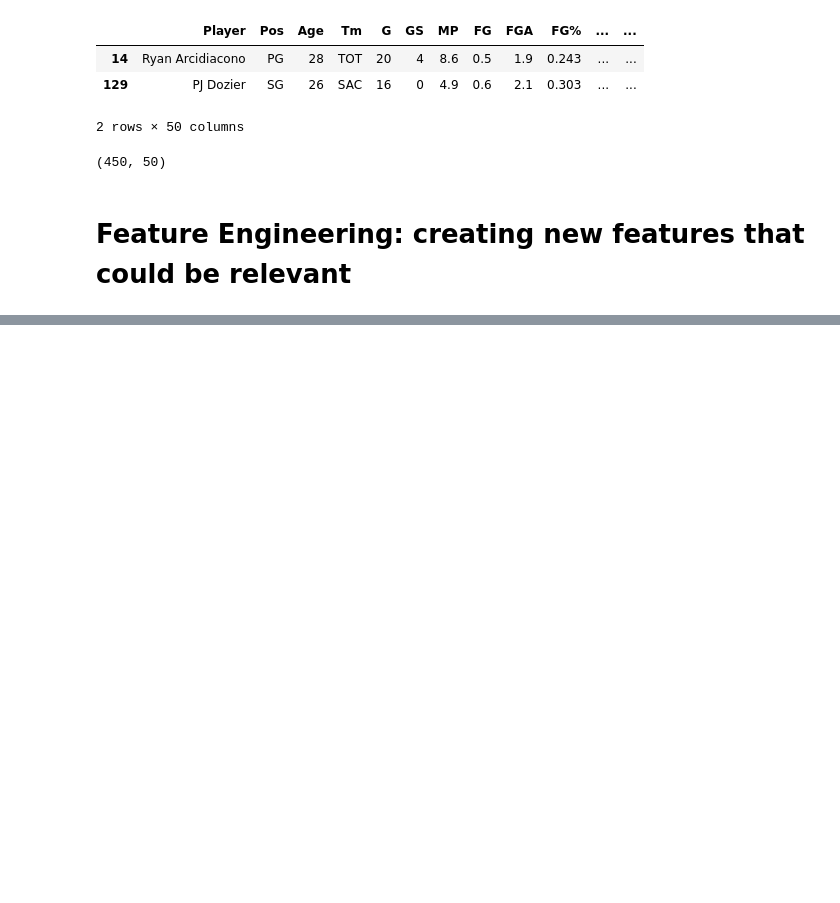
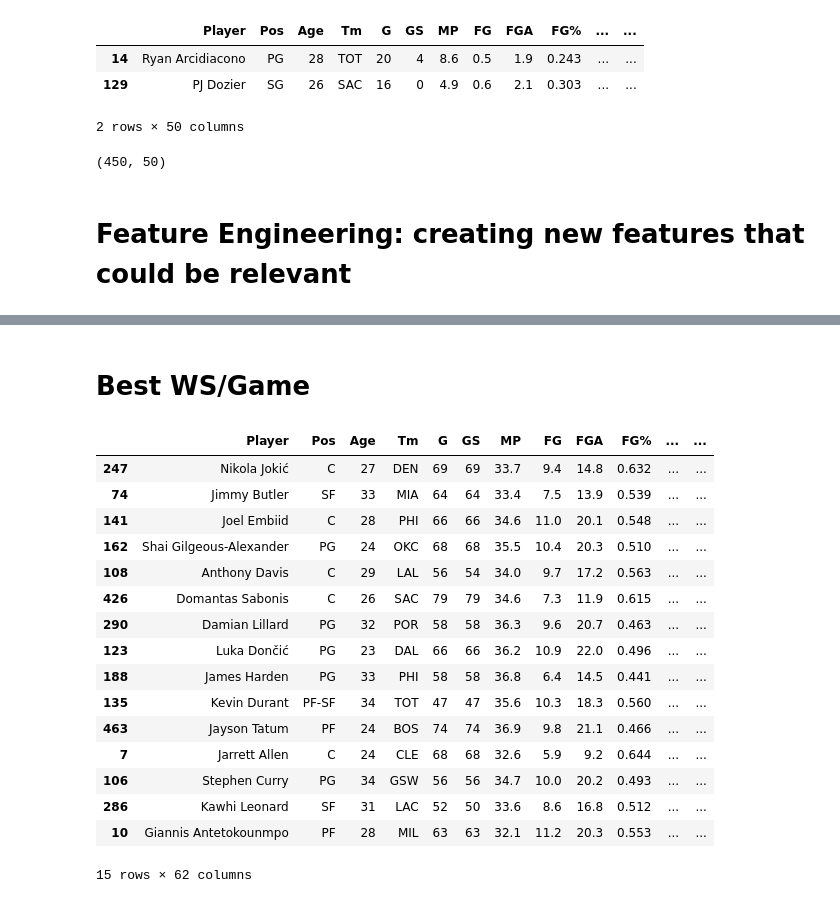
Before and after one commit to mnocerino23/NBA-Player-Classifier, a Jupyter notebook: featureEngineering.ipynb, the cells around one changed output, grey strips where cells are left out. Drawn from its saved outputs; the diff is of its cells as text; code cells hidden in the pictures; blank space fills up the shorter version.

```diff
--- a/featureEngineering.ipynb
+++ b/featureEngineering.ipynb
@@ -79,0 +228,22 @@ complete.shape
+# %% [markdown]
+# Best WS/Game
+# %%
+complete.nlargest(15, 'WS_per_G')
+# %% [output]
+|  | Player | Pos | Age | Tm | G | GS | MP | FG | FGA | FG% | ... | ... |
+| 247 | Nikola Jokić | C | 27 | DEN | 69 | 69 | 33.7 | 9.4 | 14.8 | 0.632 | ... | ... |
+| 74 | Jimmy Butler | SF | 33 | MIA | 64 | 64 | 33.4 | 7.5 | 13.9 | 0.539 | ... | ... |
+| 141 | Joel Embiid | C | 28 | PHI | 66 | 66 | 34.6 | 11.0 | 20.1 | 0.548 | ... | ... |
+| 162 | Shai Gilgeous-Alexander | PG | 24 | OKC | 68 | 68 | 35.5 | 10.4 | 20.3 | 0.510 | ... | ... |
+| 108 | Anthony Davis | C | 29 | LAL | 56 | 54 | 34.0 | 9.7 | 17.2 | 0.563 | ... | ... |
+| 426 | Domantas Sabonis | C | 26 | SAC | 79 | 79 | 34.6 | 7.3 | 11.9 | 0.615 | ... | ... |
+| 290 | Damian Lillard | PG | 32 | POR | 58 | 58 | 36.3 | 9.6 | 20.7 | 0.463 | ... | ... |
+| 123 | Luka Dončić | PG | 23 | DAL | 66 | 66 | 36.2 | 10.9 | 22.0 | 0.496 | ... | ... |
+| 188 | James Harden | PG | 33 | PHI | 58 | 58 | 36.8 | 6.4 | 14.5 | 0.441 | ... | ... |
+| 135 | Kevin Durant | PF-SF | 34 | TOT | 47 | 47 | 35.6 | 10.3 | 18.3 | 0.560 | ... | ... |
+| 463 | Jayson Tatum | PF | 24 | BOS | 74 | 74 | 36.9 | 9.8 | 21.1 | 0.466 | ... | ... |
+| 7 | Jarrett Allen | C | 24 | CLE | 68 | 68 | 32.6 | 5.9 | 9.2 | 0.644 | ... | ... |
+| 106 | Stephen Curry | PG | 34 | GSW | 56 | 56 | 34.7 | 10.0 | 20.2 | 0.493 | ... | ... |
+| 286 | Kawhi Leonard | SF | 31 | LAC | 52 | 50 | 33.6 | 8.6 | 16.8 | 0.512 | ... | ... |
+| 10 | Giannis Antetokounmpo | PF | 28 | MIL | 63 | 63 | 32.1 | 11.2 | 20.3 | 0.553 | ... | ... |
+15 rows × 62 columns
```
Also changed, not shown: parts of 18 cells of this notebook.
